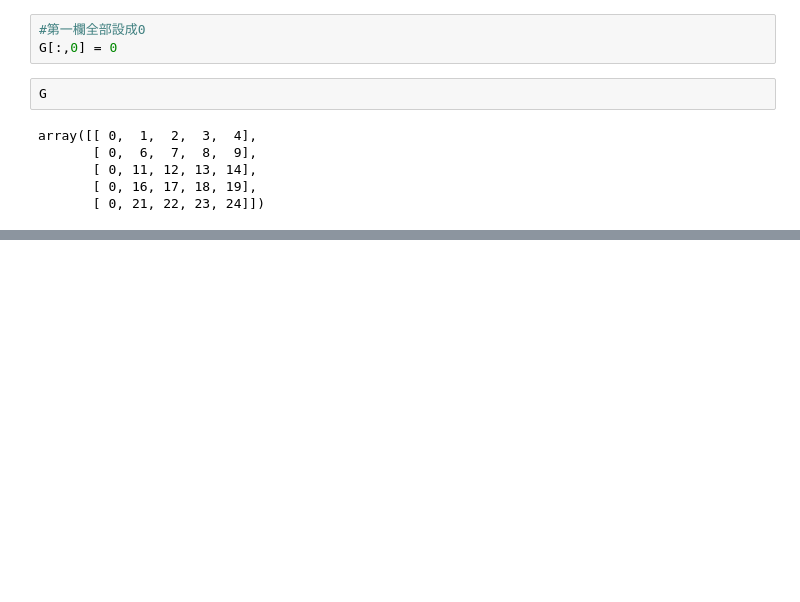
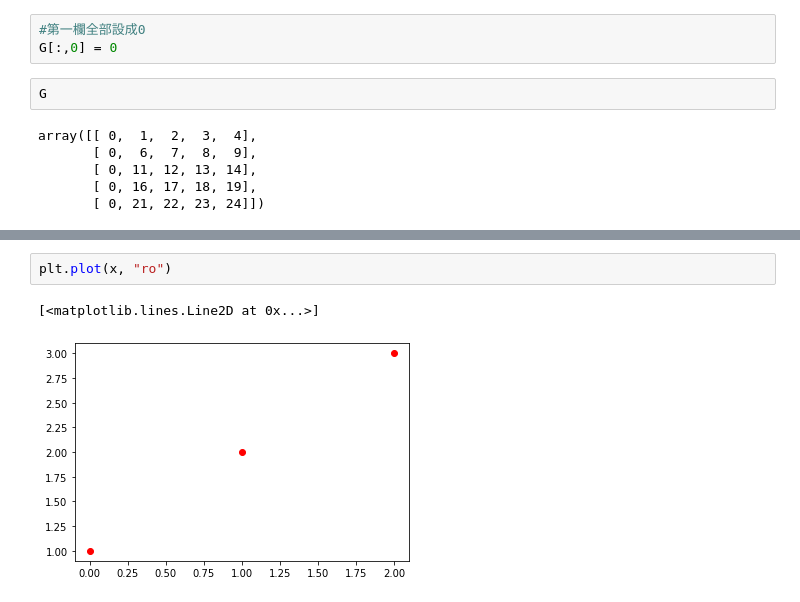
Before and after one commit to aprilrain731/20230210-python, a Jupyter notebook: 20230219.ipynb, the cells around one changed output, grey strips where cells are left out. Saved outputs shown, nothing was run; the diff lists cells and outputs as text; blank space fills up the shorter version.

```diff
--- a/20230219.ipynb
+++ b/20230219.ipynb
@@ -416,0 +447,5 @@ array([[ 0,  1,  2,  3,  4],
+# %%
+plt.plot(x, "ro")
+# %% [output]
+[<matplotlib.lines.Line2D at 0x...>]
+[figure, added]
```
Also changed, not shown: parts of 28 cells of this notebook.
